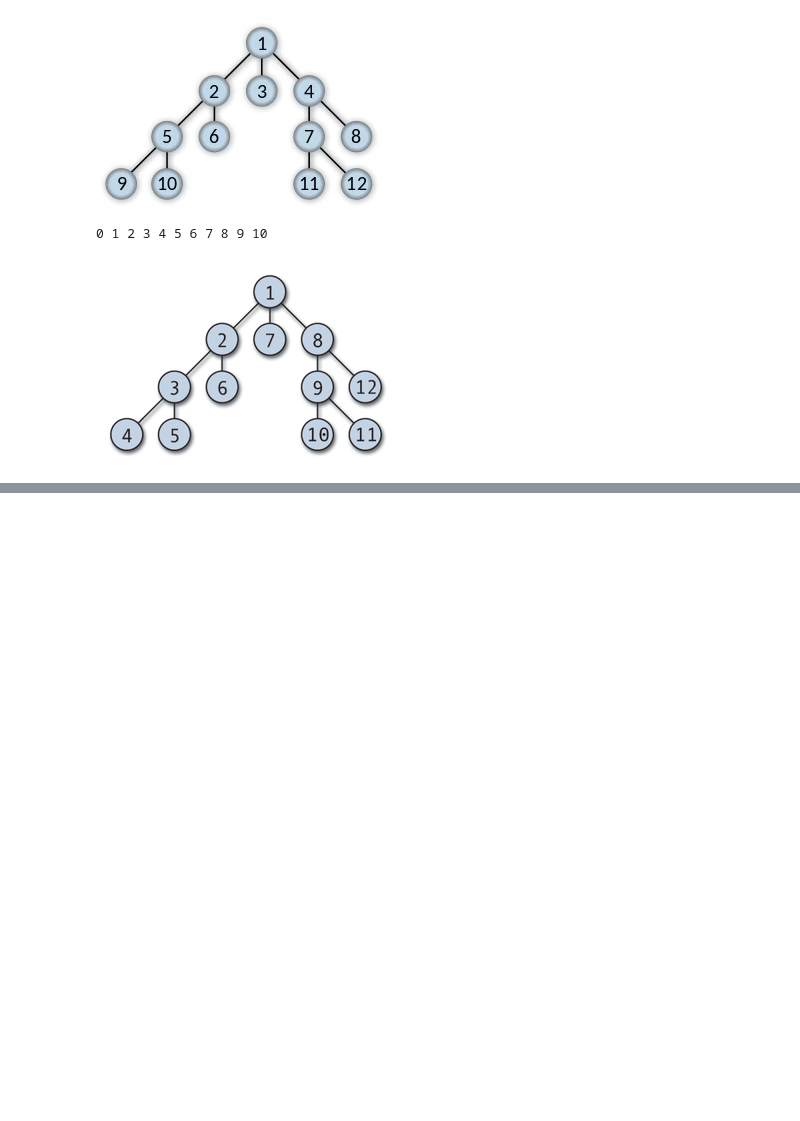
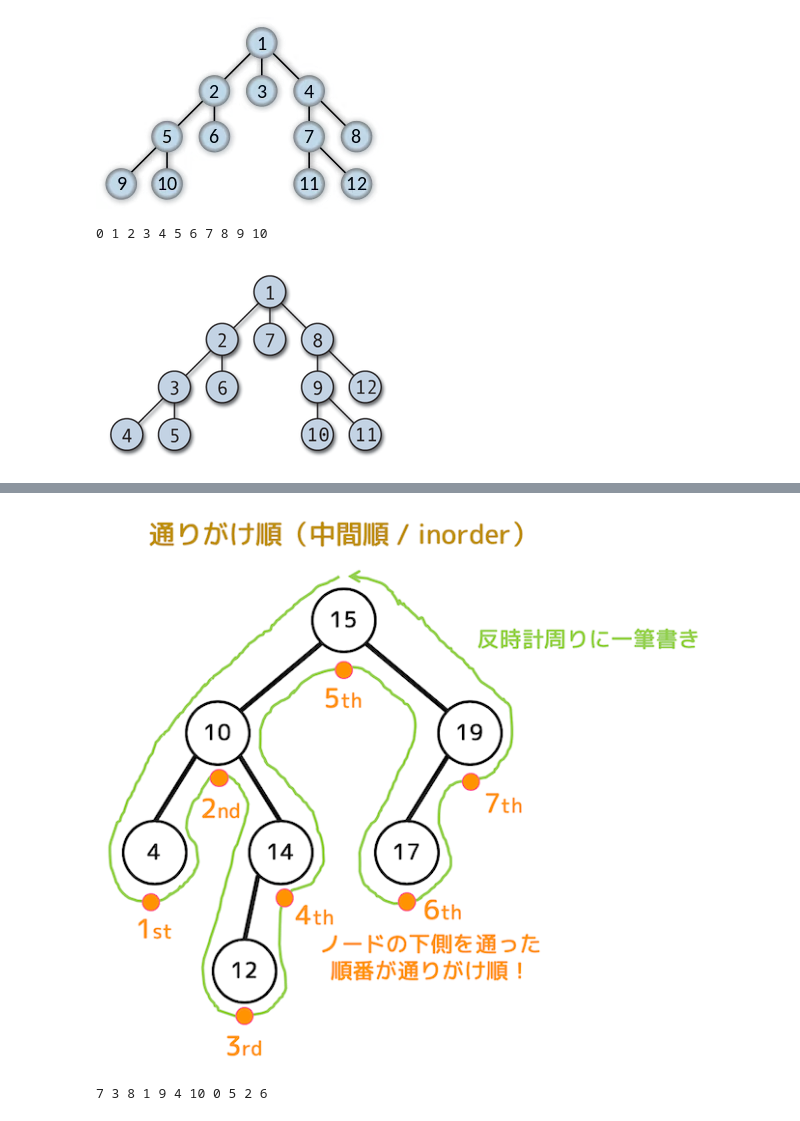
Before and after one commit to gon-papa/algorithm-basic, a Jupyter notebook: work/algorithum_basic/4.3/tree_structure.ipynb, the cells around one changed output, grey strips where cells are left out. Saved outputs shown, nothing was run; the diff lists cells and outputs as text; code cells hidden in the pictures; blank space fills up the shorter version.

```diff
--- a/work/algorithum_basic/4.3/tree_structure.ipynb
+++ b/work/algorithum_basic/4.3/tree_structure.ipynb
@@ -27,0 +57,22 @@ display(Image(filename='work/image/dfs_pre_order.png'))
+# %%
+# 通りかけ順(in order)
+# 途中（左側のノードに移動できなくなったタイミング）でノードを訪問するタイミングが早い順に各ノードを探索していく方式
+# 必ずデータは昇順
+display(Image(filename='work/image/dfs_in_order.png'))
+
+tree = [[1,2], [3,4], [5,6], [7,8], [9,10],[],[],[],[],[],[]]
+def search(pos):
+    if len(tree[pos]) == 2:
+        search(tree[pos][0])
+        print(pos, end=" ")
+        search(tree[pos][1])
+    elif len(tree[pos]) == 1:
+        search(tree[pos][0])
+        print(pos, end=" ")
+    else:
+        print(pos, end=" ")
+
+search(0)
+# %% [output]
+[figure, added]
+7 3 8 1 9 4 10 0 5 2 6
```
Also changed, not shown: parts of 3 cells of this notebook, 3 other files.
